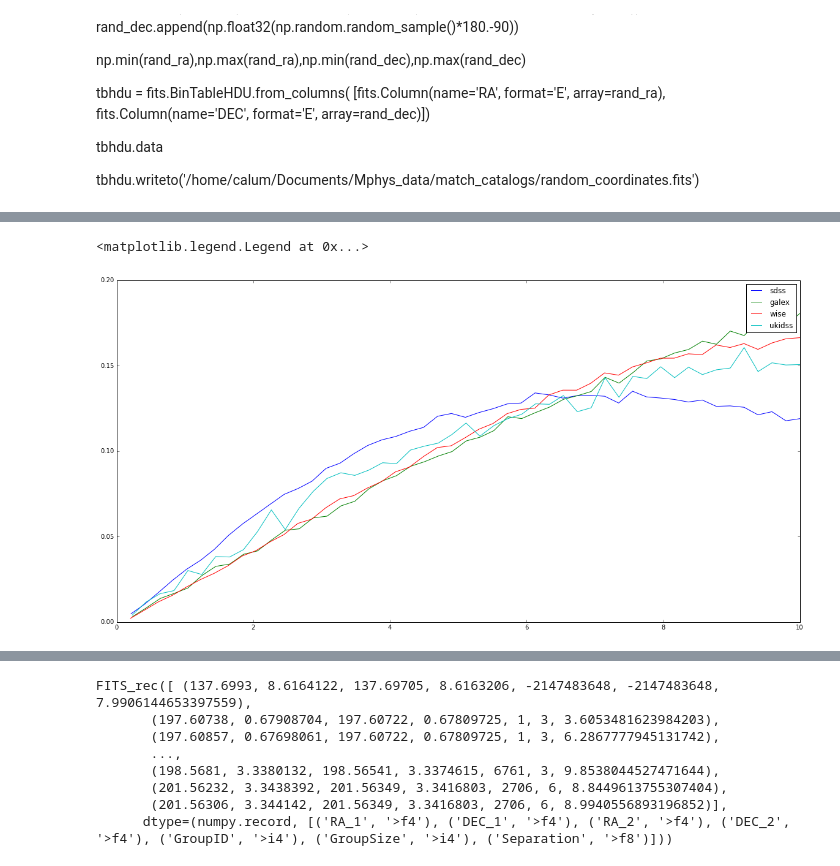
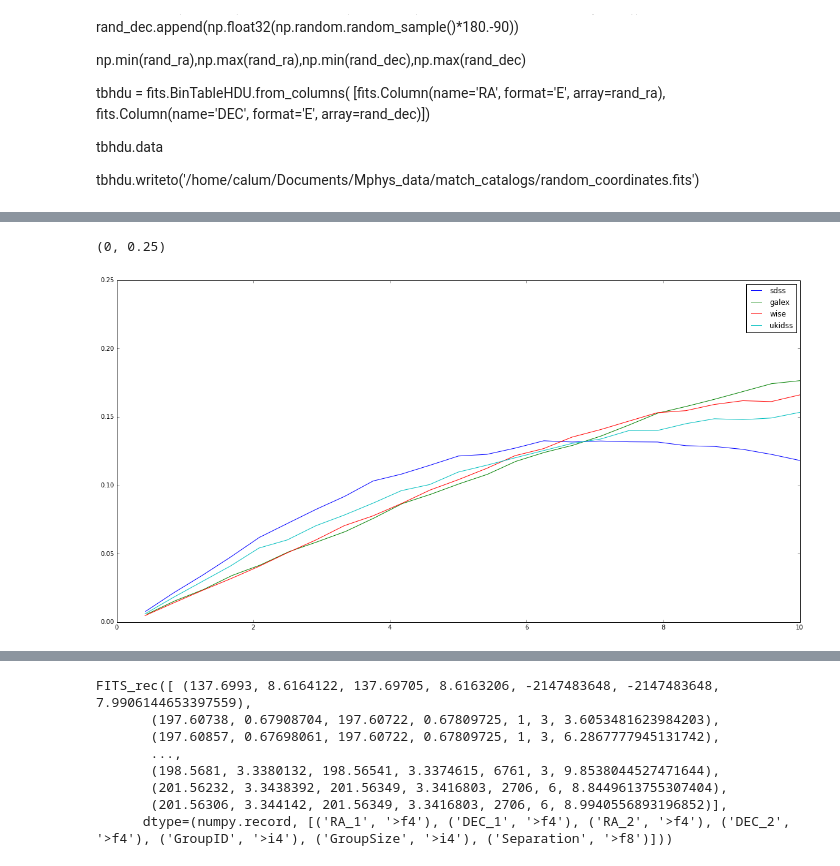
Before and after one commit to calumhrmurray/MPhysProject, a Jupyter notebook: analysis/match_catalogs/number_density.ipynb, the cells around one changed output, grey strips where cells are left out. Cells and saved outputs as stored; diff of their text form; code cells hidden in the pictures.

```diff
--- a/analysis/match_catalogs/number_density.ipynb
+++ b/analysis/match_catalogs/number_density.ipynb
@@ -6,7 +6,7 @@ import numpy as np
 import matplotlib.pyplot as plt
 %matplotlib inline
 
-def plot_hist(array,label,bin_num=100,normed=True,set_bin_size=True,bin_size=.2):
+def plot_hist(array,label,bin_num=100,normed=True,set_bin_size=True,bin_size=.4):
     """Histogram plotter made by me, versatile"""
     if set_bin_size == True:
         bin_num = float(np.max(array)-np.min(array))/bin_size
@@ -62,13 +79,15 @@ tbhdu.writeto('/home/calum/Documents/Mphys_data/match_catalogs/random_coordinate
 # %%
 plt.figure(figsize=(20,10))
 plot_number_density('/home/calum/Documents/Mphys_data/match_catalogs/xmatch_sdss.fits','sdss')
 plot_number_density('/home/calum/Documents/Mphys_data/match_catalogs/checking_galex_xmatch.fits','galex')
 plot_number_density('/home/calum/Documents/Mphys_data/match_catalogs/checking_wise_xmatch.fits','wise')
-plot_number_density('/home/calum/Documents/Mphys_data/match_catalogs/checking_ukidss_xmatch.fits','ukidss')
+#plot_number_density('/home/calum/Documents/Mphys_data/match_catalogs/checking_ukidss_xmatch.fits','ukidss')
+plot_number_density('/home/calum/Documents/Mphys_data/match_catalogs/checking_ukidss_large_xmatch.fits','ukidss')
 plt.legend()
+plt.ylim(0,0.25)
 # %% [output]
-<matplotlib.legend.Legend at 0x...>
+(0, 0.25)
-[figure, old version]
+[figure, new version]
 # %%
 hdulist = fits.open('/home/calum/Documents/Mphys_data/match_catalogs/galex_xmatch_best1.fits')
 tbdata = hdulist[1].data
```
Also changed, not shown: parts of 3 cells of this notebook, 48 other files.
